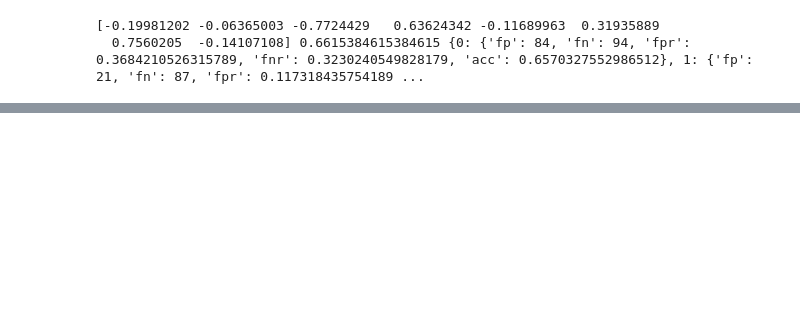
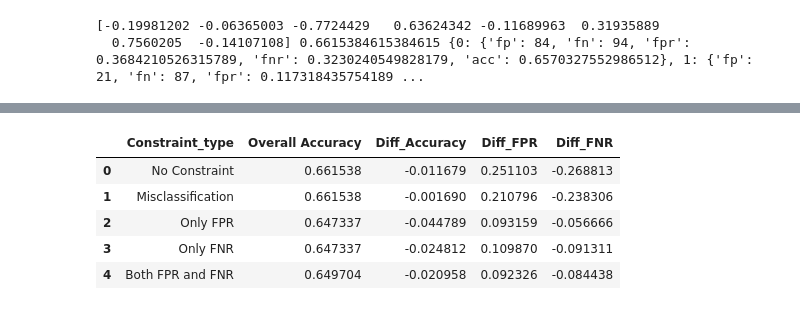
Before and after one commit to TZstatsADS/fall2022-project4-prj4-group8, a Jupyter notebook: doc/Algorithm4.ipynb, the cells around one changed output, grey strips where cells are left out. Cells and saved outputs as stored; diff of their text form; code cells hidden in the pictures; blank space fills up the shorter version.

```diff
--- a/doc/Algorithm4.ipynb
+++ b/doc/Algorithm4.ipynb
@@ -562,0 +565,9 @@ summary_F
+# %%
+summary_diff
+# %% [output]
+|  | Constraint_type | Overall Accuracy | Diff_Accuracy | Diff_FPR | Diff_FNR |
+| 0 | No Constraint | 0.661538 | -0.011679 | 0.251103 | -0.268813 |
+| 1 | Misclassification | 0.661538 | -0.001690 | 0.210796 | -0.238306 |
+| 2 | Only FPR | 0.647337 | -0.044789 | 0.093159 | -0.056666 |
+| 3 | Only FNR | 0.647337 | -0.024812 | 0.109870 | -0.091311 |
+| 4 | Both FPR and FNR | 0.649704 | -0.020958 | 0.092326 | -0.084438 |
```
Also changed, not shown: parts of 8 cells of this notebook.
